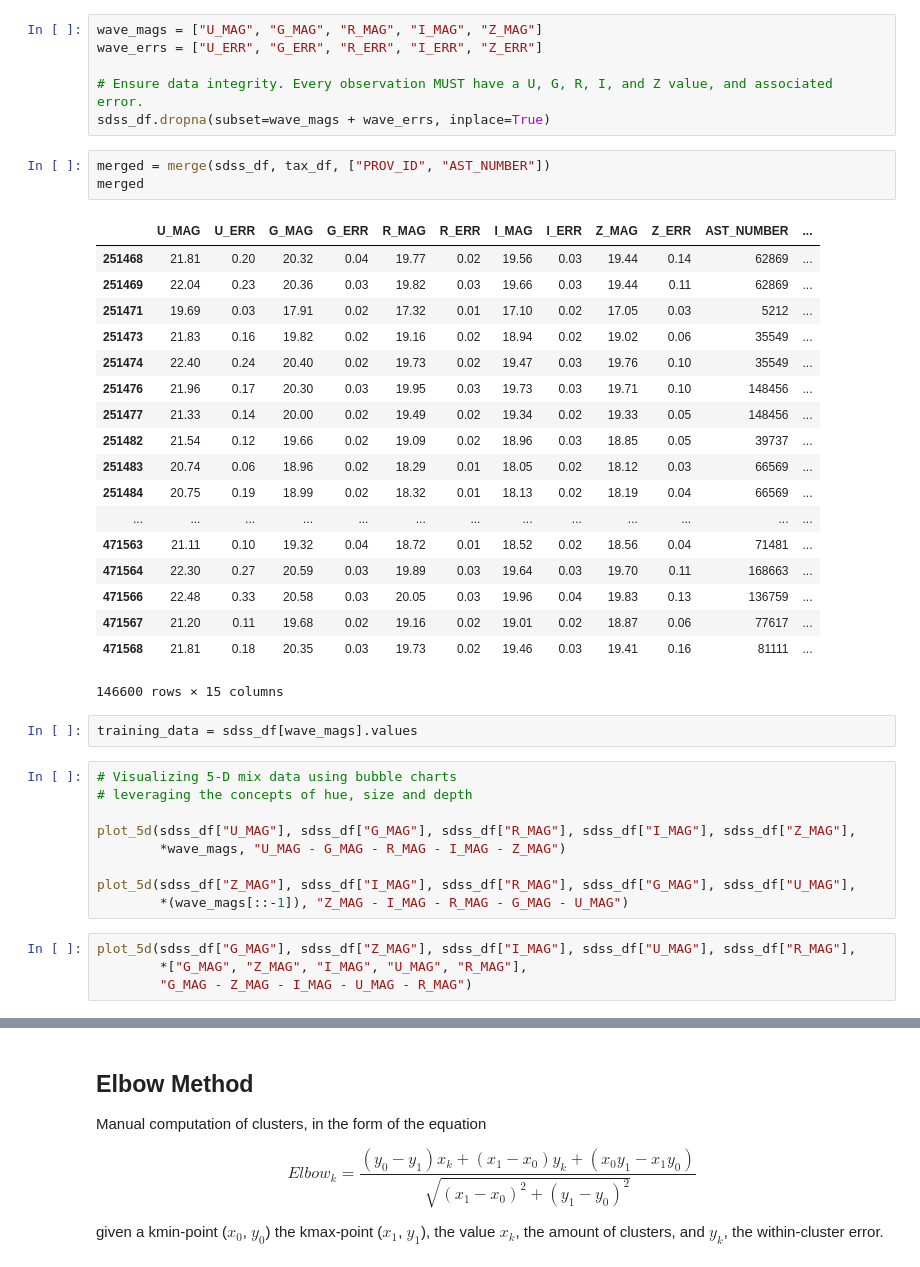
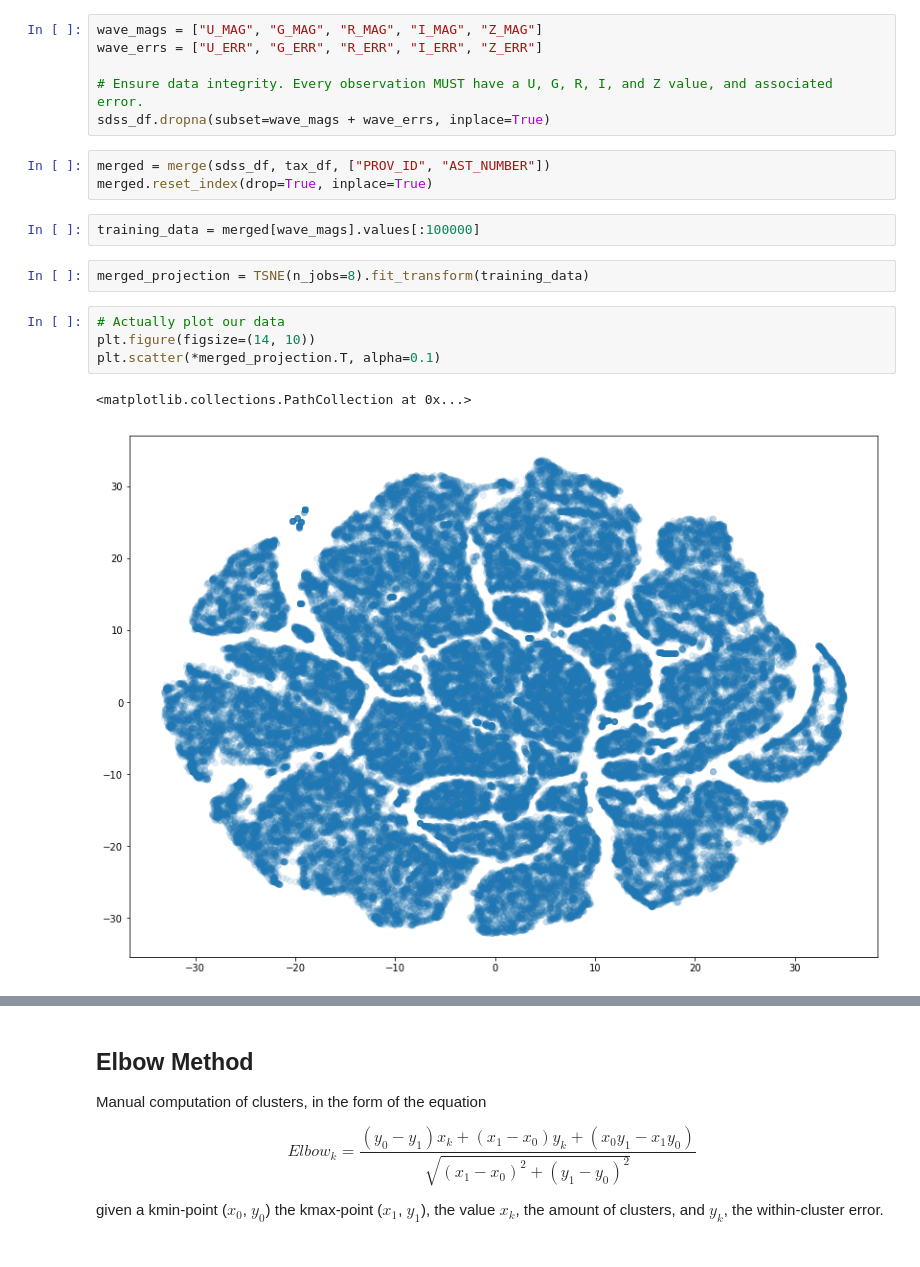
Before and after one commit to Nyctanthous/C-SMASH, a Jupyter notebook: presentation-Copy1.ipynb, the cells around one changed output, grey strips where cells are left out. Drawn from its saved outputs; the diff is of its cells as text.

Commit message:
HDBSCAN, 2D Visualization

```diff
--- a/presentation-Copy1.ipynb
+++ b/presentation-Copy1.ipynb
@@ -60,38 +59,15 @@ wave_errs = ["U_ERR", "G_ERR", "R_ERR", "I_ERR", "Z_ERR"]
 sdss_df.dropna(subset=wave_mags + wave_errs, inplace=True)
 # %%
 merged = merge(sdss_df, tax_df, ["PROV_ID", "AST_NUMBER"])
-merged
+merged.reset_index(drop=True, inplace=True)
-# %% [output]
-|  | U_MAG | U_ERR | G_MAG | G_ERR | R_MAG | R_ERR | I_MAG | I_ERR | Z_MAG | Z_ERR | AST_NUMBER | ... |
-| 251468 | 21.81 | 0.20 | 20.32 | 0.04 | 19.77 | 0.02 | 19.56 | 0.03 | 19.44 | 0.14 | 62869 | ... |
-| 251469 | 22.04 | 0.23 | 20.36 | 0.03 | 19.82 | 0.03 | 19.66 | 0.03 | 19.44 | 0.11 | 62869 | ... |
-| 251471 | 19.69 | 0.03 | 17.91 | 0.02 | 17.32 | 0.01 | 17.10 | 0.02 | 17.05 | 0.03 | 5212 | ... |
-| 251473 | 21.83 | 0.16 | 19.82 | 0.02 | 19.16 | 0.02 | 18.94 | 0.02 | 19.02 | 0.06 | 35549 | ... |
-| 251474 | 22.40 | 0.24 | 20.40 | 0.02 | 19.73 | 0.02 | 19.47 | 0.03 | 19.76 | 0.10 | 35549 | ... |
-| 251476 | 21.96 | 0.17 | 20.30 | 0.03 | 19.95 | 0.03 | 19.73 | 0.03 | 19.71 | 0.10 | 148456 | ... |
-| 251477 | 21.33 | 0.14 | 20.00 | 0.02 | 19.49 | 0.02 | 19.34 | 0.02 | 19.33 | 0.05 | 148456 | ... |
-| 251482 | 21.54 | 0.12 | 19.66 | 0.02 | 19.09 | 0.02 | 18.96 | 0.03 | 18.85 | 0.05 | 39737 | ... |
-| 251483 | 20.74 | 0.06 | 18.96 | 0.02 | 18.29 | 0.01 | 18.05 | 0.02 | 18.12 | 0.03 | 66569 | ... |
-| 251484 | 20.75 | 0.19 | 18.99 | 0.02 | 18.32 | 0.01 | 18.13 | 0.02 | 18.19 | 0.04 | 66569 | ... |
-| ... | ... | ... | ... | ... | ... | ... | ... | ... | ... | ... | ... | ... |
-| 471563 | 21.11 | 0.10 | 19.32 | 0.04 | 18.72 | 0.01 | 18.52 | 0.02 | 18.56 | 0.04 | 71481 | ... |
-| 471564 | 22.30 | 0.27 | 20.59 | 0.03 | 19.89 | 0.03 | 19.64 | 0.03 | 19.70 | 0.11 | 168663 | ... |
-| 471566 | 22.48 | 0.33 | 20.58 | 0.03 | 20.05 | 0.03 | 19.96 | 0.04 | 19.83 | 0.13 | 136759 | ... |
-| 471567 | 21.20 | 0.11 | 19.68 | 0.02 | 19.16 | 0.02 | 19.01 | 0.02 | 18.87 | 0.06 | 77617 | ... |
-| 471568 | 21.81 | 0.18 | 20.35 | 0.03 | 19.73 | 0.02 | 19.46 | 0.03 | 19.41 | 0.16 | 81111 | ... |
-146600 rows × 15 columns
 # %%
-training_data = sdss_df[wave_mags].values
+training_data = merged[wave_mags].values[:100000]
-# %%
-# Visualizing 5-D mix data using bubble charts
-# leveraging the concepts of hue, size and depth
-
-plot_5d(sdss_df["U_MAG"], sdss_df["G_MAG"], sdss_df["R_MAG"], sdss_df["I_MAG"], sdss_df["Z_MAG"],
-        *wave_mags, "U_MAG - G_MAG - R_MAG - I_MAG - Z_MAG")
-
-plot_5d(sdss_df["Z_MAG"], sdss_df["I_MAG"], sdss_df["R_MAG"], sdss_df["G_MAG"], sdss_df["U_MAG"],
-        *(wave_mags[::-1]), "Z_MAG - I_MAG - R_MAG - G_MAG - U_MAG")
-# %%
-plot_5d(sdss_df["G_MAG"], sdss_df["Z_MAG"], sdss_df["I_MAG"], sdss_df["U_MAG"], sdss_df["R_MAG"],
-        *["G_MAG", "Z_MAG", "I_MAG", "U_MAG", "R_MAG"],
-        "G_MAG - Z_MAG - I_MAG - U_MAG - R_MAG")
+# %%
+merged_projection = TSNE(n_jobs=8).fit_transform(training_data)
+# %%
+# Actually plot our data
+plt.figure(figsize=(14, 10))
+plt.scatter(*merged_projection.T, alpha=0.1)
+# %% [output]
+<matplotlib.collections.PathCollection at 0x...>
+[figure, added]
```
Also changed, not shown: parts of 41 cells of this notebook.
